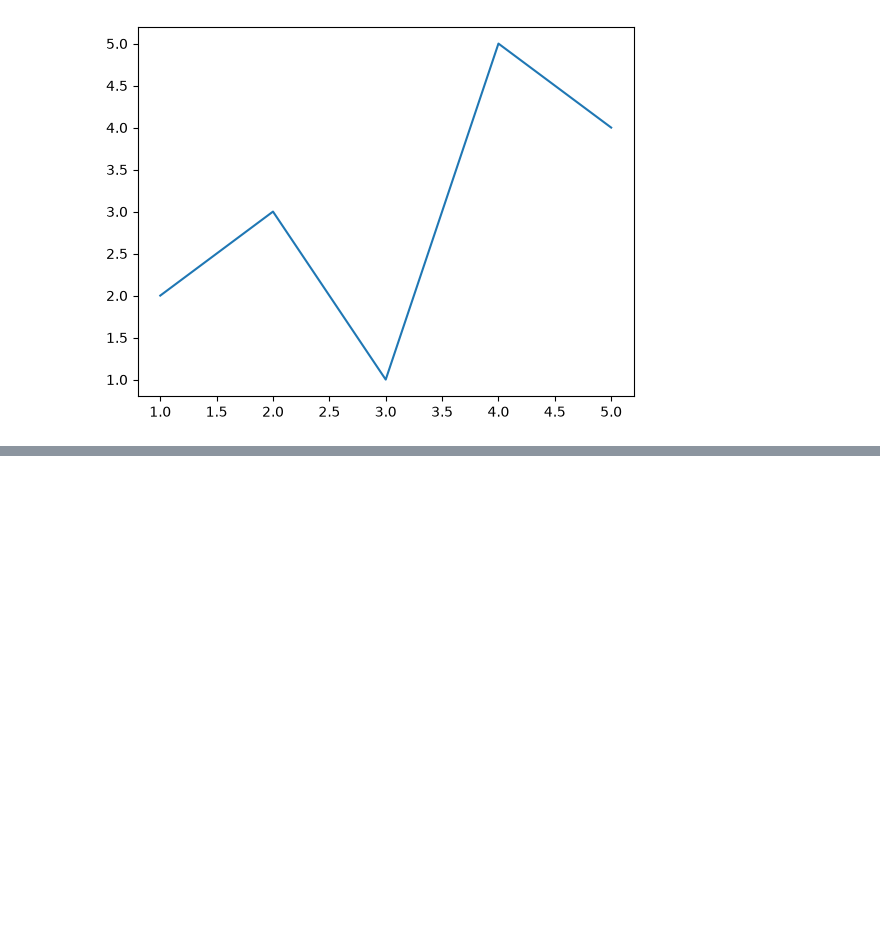
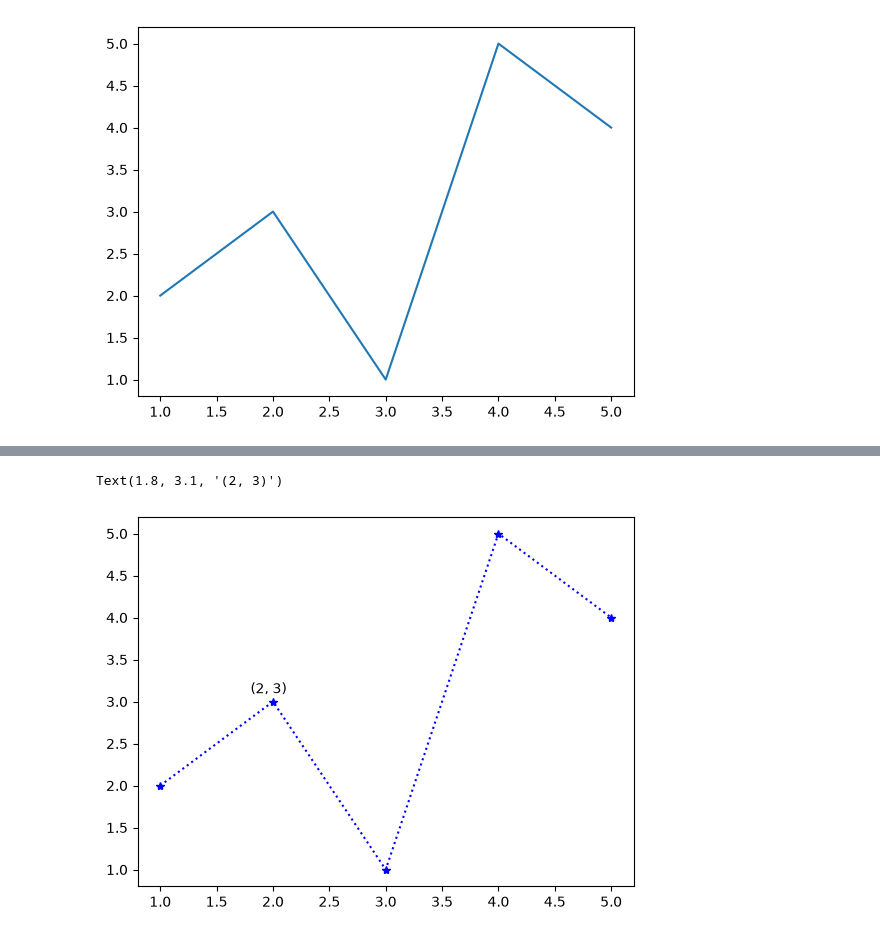
Before and after one commit to Kim-Jeong-Hun/Samsung_Heavy_Industry_AI_Specialist_Education, a Jupyter notebook: 데이터분석_Basic/김주완_강사님/da_study/260804.ipynb, the cells around one changed output, grey strips where cells are left out. Cells and saved outputs as stored; diff of their text form; code cells hidden in the pictures; blank space fills up the shorter version.

```diff
--- a/데이터분석_Basic/김주완_강사님/da_study/260804.ipynb
+++ b/데이터분석_Basic/김주완_강사님/da_study/260804.ipynb
@@ -532,0 +559,8 @@ plt.plot('x', 'y2', 'r.-.', data=df)
+# %%
+plt.plot('x', 'y', 'b*:', data=df)
+
+# 그래프 위의 x가 1.8, y가 3.1인 위치에 '(2, 3)' 글씨 표시
+plt.text(1.8, 3.1, '(2, 3)')
+# %% [output]
+Text(1.8, 3.1, '(2, 3)')
+[figure, added]
```
Also changed, not shown: parts of 27 cells of this notebook, 3 other files.
